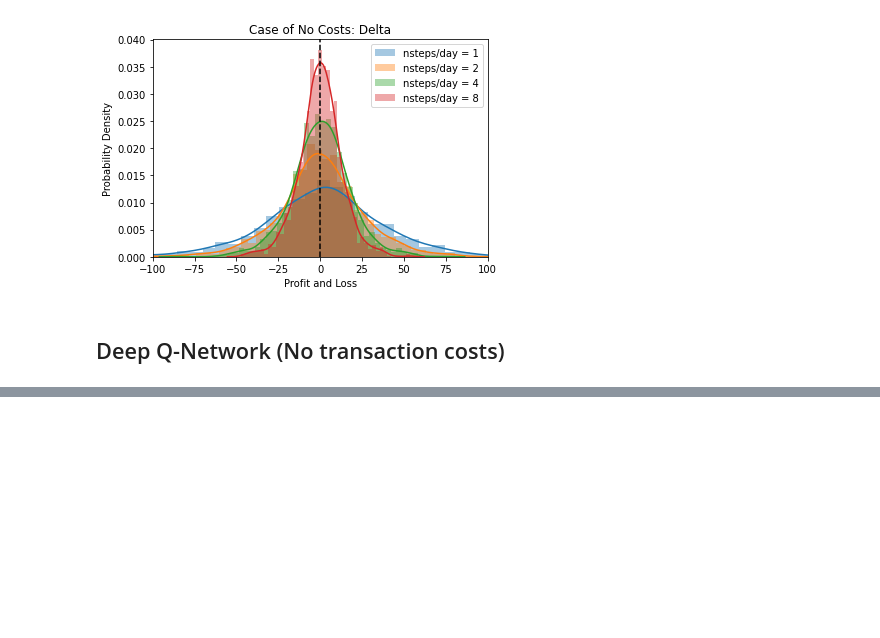
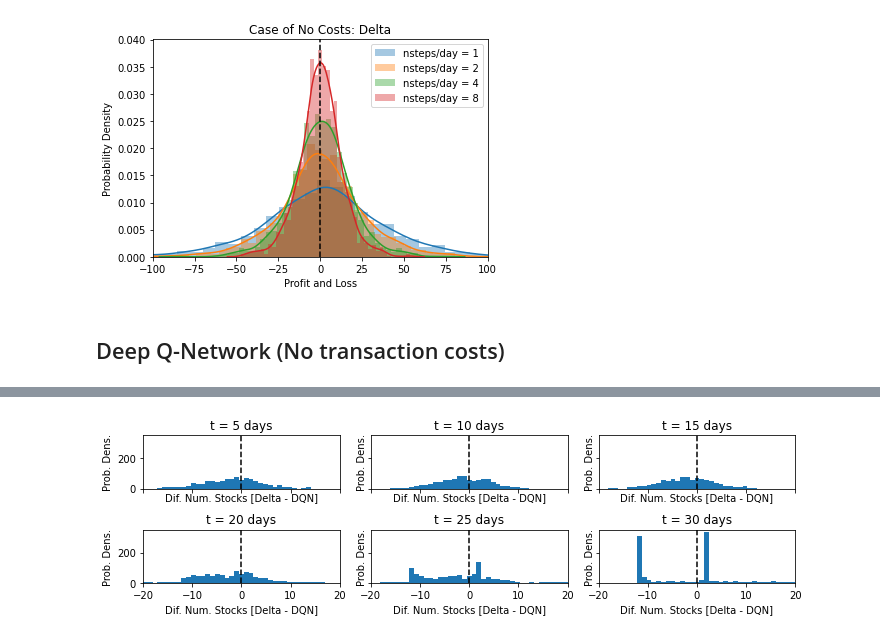
Before and after one commit to JurajZelman/deep-hedging-RL, a Jupyter notebook: deepHedging.ipynb, the cells around one changed output, grey strips where cells are left out. Saved outputs shown, nothing was run; the diff lists cells and outputs as text; code cells hidden in the pictures; blank space fills up the shorter version.

```diff
--- a/deepHedging.ipynb
+++ b/deepHedging.ipynb
@@ -856,0 +993,19 @@ DQN: Ave = -1.09, Std = 80.93
+# %%
+fig, axes = plt.subplots(2,3,sharex=True,sharey=True,figsize=[10,3])
+axes = axes.ravel()
+
+diff_nS = d_nS - q_nS
+
+for idx_time, ax in zip([5, 10, 15, 20, 25, 30], axes):
+    xs = diff_nS[:, idx_time]
+    ax.hist(xs, bins=41, range=(-20,20))
+    ax.set_title("t = {} days".format(idx_time))
+    ax.set_xlim(-20, 20)
+    ax.set_xlabel('Dif. Num. Stocks [Delta - DQN]')
+    ax.set_ylabel('Prob. Dens.')
+    ax.axvline(0, color='k', ls='--')
+
+plt.tight_layout()
+plt.show()
+# %% [output]
+[figure, added]
```
Also changed, not shown: parts of 9 cells of this notebook.
